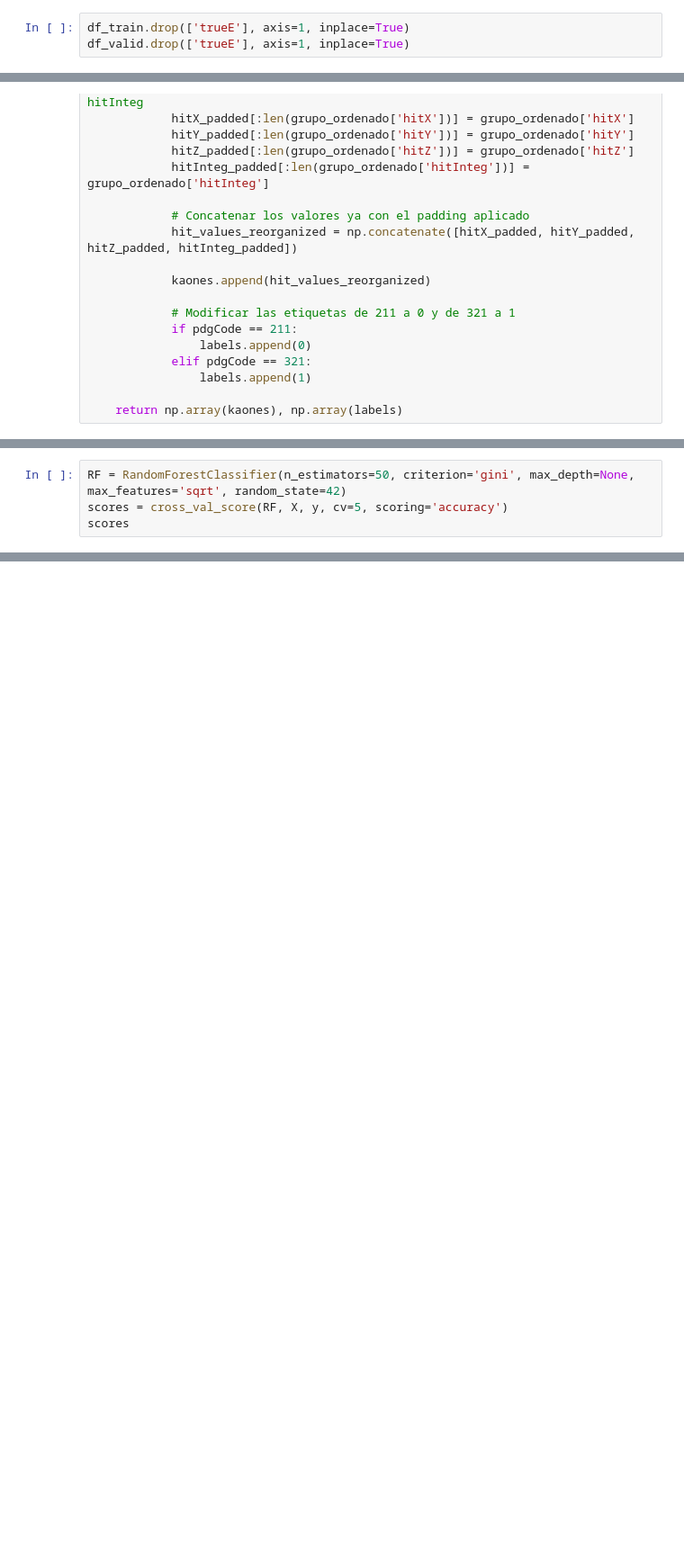
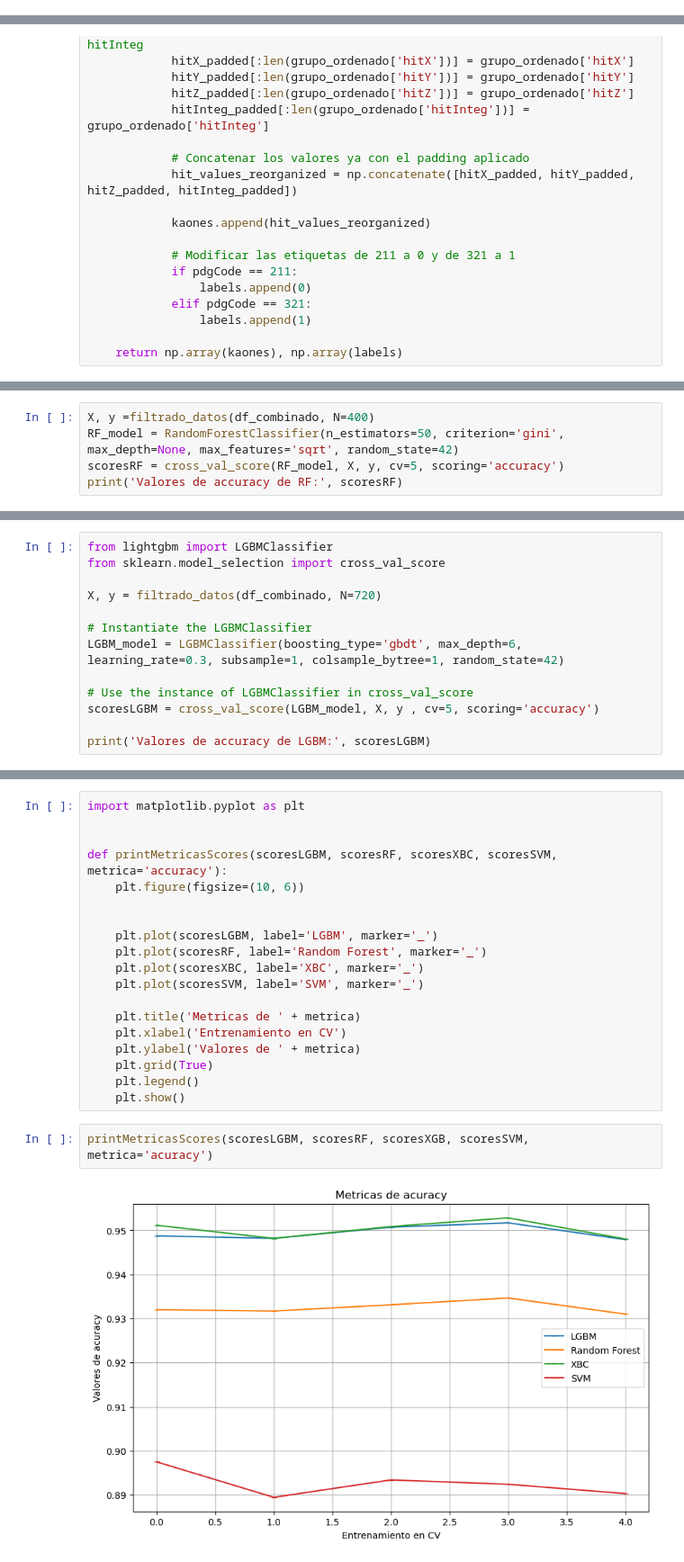
Before and after one commit to ruben-niwe/TFG, a Jupyter notebook: codigos/CVML.ipynb, the cells around one changed output, grey strips where cells are left out. Shown at 90% size. Drawn from its saved outputs; the diff is of its cells as text; blank space fills up the shorter version.

```diff
--- a/codigos/CVML.ipynb
+++ b/codigos/CVML.ipynb
@@ -31,4 +31 @@ path_valid = os.path.join(path_actual, subdirectorio, file_valid)
 df_valid = pd.read_csv(path_valid, index_col=None)
-# %%
-df_train.drop(['trueE'], axis=1, inplace=True)
-df_valid.drop(['trueE'], axis=1, inplace=True)
@@ -85,4 +101,5 @@ from sklearn.model_selection import cross_val_score
 # %%
-RF = RandomForestClassifier(n_estimators=50, criterion='gini', max_depth=None, max_features='sqrt', random_state=42)
-scores = cross_val_score(RF, X, y, cv=5, scoring='accuracy')
-scores
+X, y =filtrado_datos(df_combinado, N=400)
+RF_model = RandomForestClassifier(n_estimators=50, criterion='gini', max_depth=None, max_features='sqrt', random_state=42)
+scoresRF = cross_val_score(RF_model, X, y, cv=5, scoring='accuracy')
+print('Valores de accuracy de RF:', scoresRF)
@@ -88,0 +108,13 @@ scores
+# %%
+from lightgbm import LGBMClassifier
+from sklearn.model_selection import cross_val_score
+
+X, y = filtrado_datos(df_combinado, N=720)
+
+# Instantiate the LGBMClassifier
+LGBM_model = LGBMClassifier(boosting_type='gbdt', max_depth=6, learning_rate=0.3, subsample=1, colsample_bytree=1, random_state=42)
+
+# Use the instance of LGBMClassifier in cross_val_score
+scoresLGBM = cross_val_score(LGBM_model, X, y , cv=5, scoring='accuracy')
+
+print('Valores de accuracy de LGBM:', scoresLGBM)
@@ -88,0 +167,23 @@ scores
+# %%
+import matplotlib.pyplot as plt
+
+
+def printMetricasScores(scoresLGBM, scoresRF, scoresXBC, scoresSVM, metrica='accuracy'):
+    plt.figure(figsize=(10, 6))
+
+
+    plt.plot(scoresLGBM, label='LGBM', marker='_')
+    plt.plot(scoresRF, label='Random Forest', marker='_')
+    plt.plot(scoresXBC, label='XBC', marker='_')
+    plt.plot(scoresSVM, label='SVM', marker='_')
+
+    plt.title('Metricas de ' + metrica)
+    plt.xlabel('Entrenamiento en CV')
+    plt.ylabel('Valores de ' + metrica)
+    plt.grid(True)
+    plt.legend()
+    plt.show()
+# %%
+printMetricasScores(scoresLGBM, scoresRF, scoresXGB, scoresSVM, metrica='acuracy')
+# %% [output]
+[figure, added]
```
Also changed, not shown: parts of 18 cells of this notebook, 2 other files.
